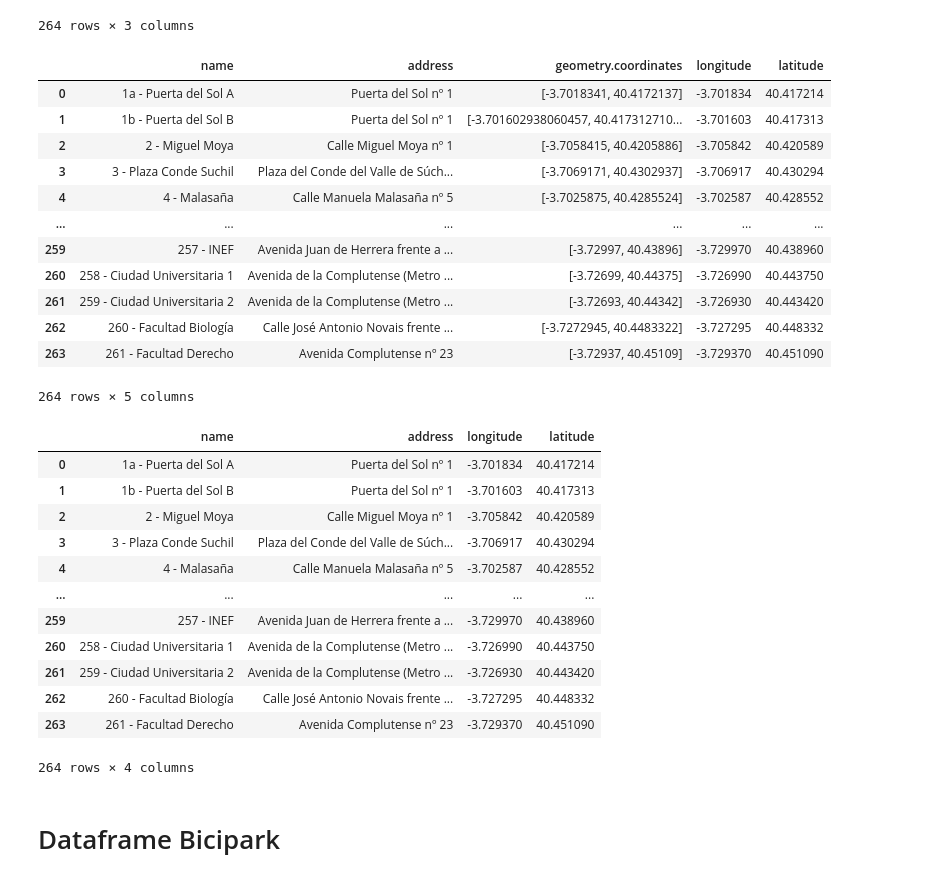
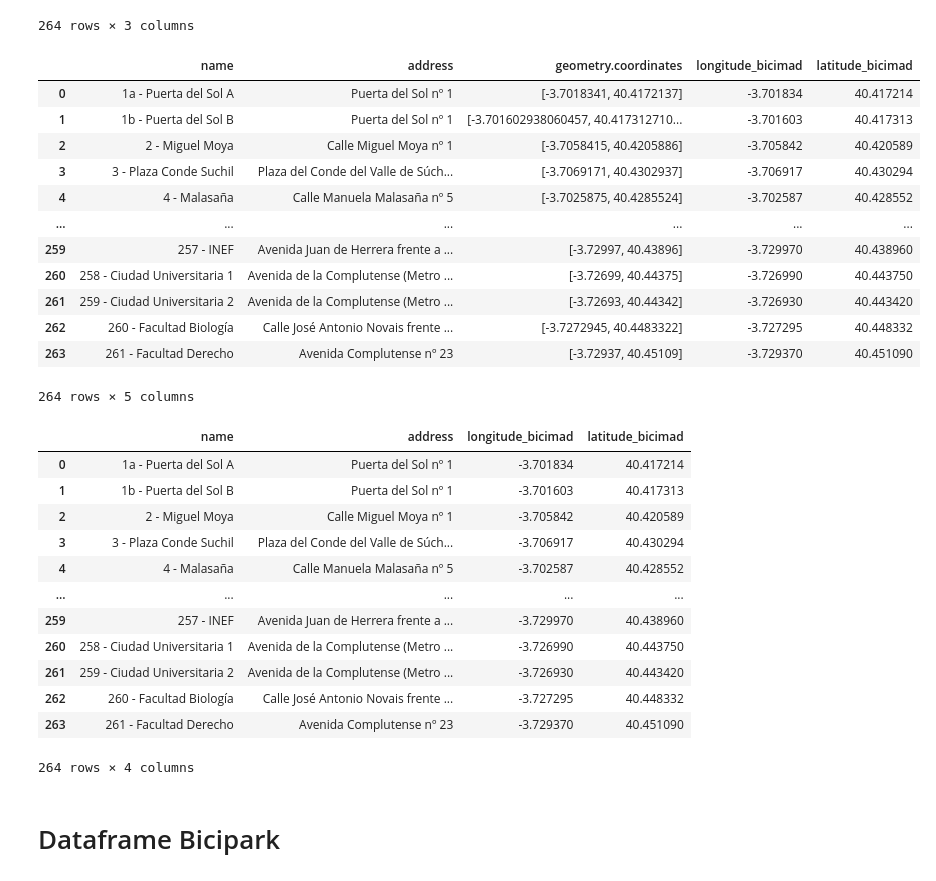
Before and after one commit to SilviaAlconGarrido/project_m1, a Jupyter notebook: notebooks/dev_notebook_.ipynb, the cells around one changed output. Cells and saved outputs as stored; diff of their text form; code cells hidden in the pictures.

```diff
--- a/notebooks/dev_notebook_.ipynb
+++ b/notebooks/dev_notebook_.ipynb
@@ -147,16 +149,16 @@ column
 # %%
 # Ahora hay que separar las coordenadas por longitud y latitud
 #primero sacamos los [] y separamos por ','
 split_bicimad = column['geometry.coordinates'].str.strip('[]').str.split(',', expand=True).astype('float64')
 
 #ahora lo metemos en dos nuevas columnas que las llamamos longitus y latitud
-split_bicimad.columns = ['longitude', 'latitude']
+split_bicimad.columns = ['longitude_bicimad', 'latitude_bicimad']
 
 #unimos estas dos columnas al anterior df
 df_column_bicimad = pd.concat([column, split_bicimad], axis=1)
 df_column_bicimad
 # %% [output]
-|  | name | address | geometry.coordinates | longitude | latitude |
+|  | name | address | geometry.coordinates | longitude_bicimad | latitude_bicimad |
 | 0 | 1a - Puerta del Sol A | Puerta del Sol nº 1 | [-3.7018341, 40.4172137] | -3.701834 | 40.417214 |
 | 1 | 1b - Puerta del Sol B | Puerta del Sol nº 1 | [-3.701602938060457, 40.417312710... | -3.701603 | 40.417313 |
 | 2 | 2 - Miguel Moya | Calle Miguel Moya nº 1 | [-3.7058415, 40.4205886] | -3.705842 | 40.420589 |
@@ -171,10 +173,10 @@ df_column_bicimad
 264 rows × 5 columns
 # %%
 #llamo a las columnas que quiero
-df_final_bicimad = df_column_bicimad[['name', 'address', 'longitude', 'latitude']]
+df_final_bicimad = df_column_bicimad[['name', 'address', 'longitude_bicimad', 'latitude_bicimad']]
 df_final_bicimad
 # %% [output]
-|  | name | address | longitude | latitude |
+|  | name | address | longitude_bicimad | latitude_bicimad |
 | 0 | 1a - Puerta del Sol A | Puerta del Sol nº 1 | -3.701834 | 40.417214 |
 | 1 | 1b - Puerta del Sol B | Puerta del Sol nº 1 | -3.701603 | 40.417313 |
 | 2 | 2 - Miguel Moya | Calle Miguel Moya nº 1 | -3.705842 | 40.420589 |
```
Also changed, not shown: parts of 15 cells of this notebook, 2 other files.
